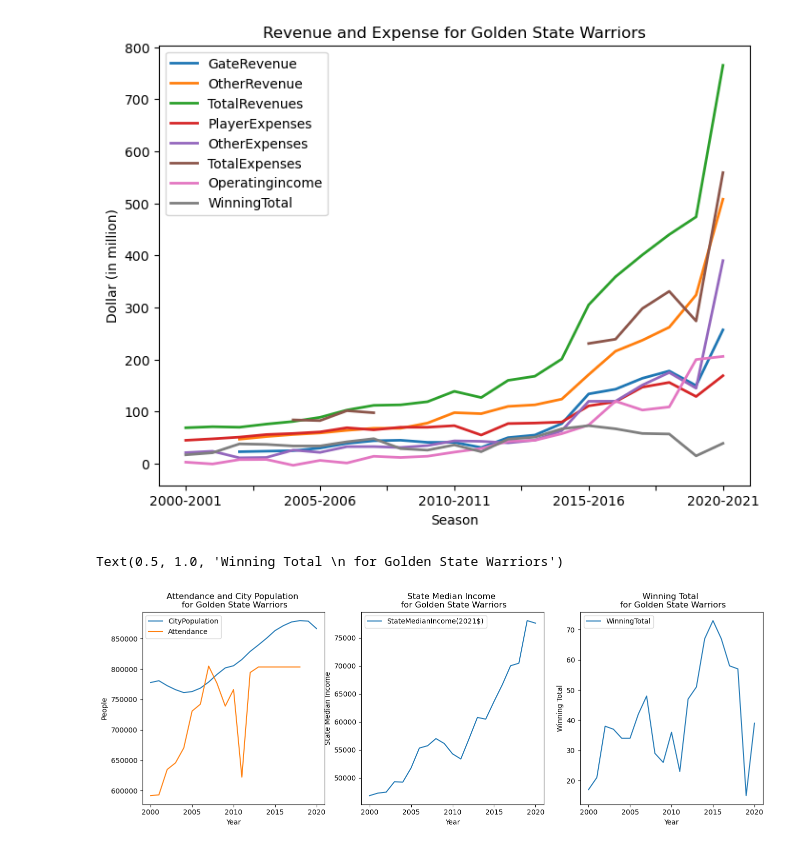
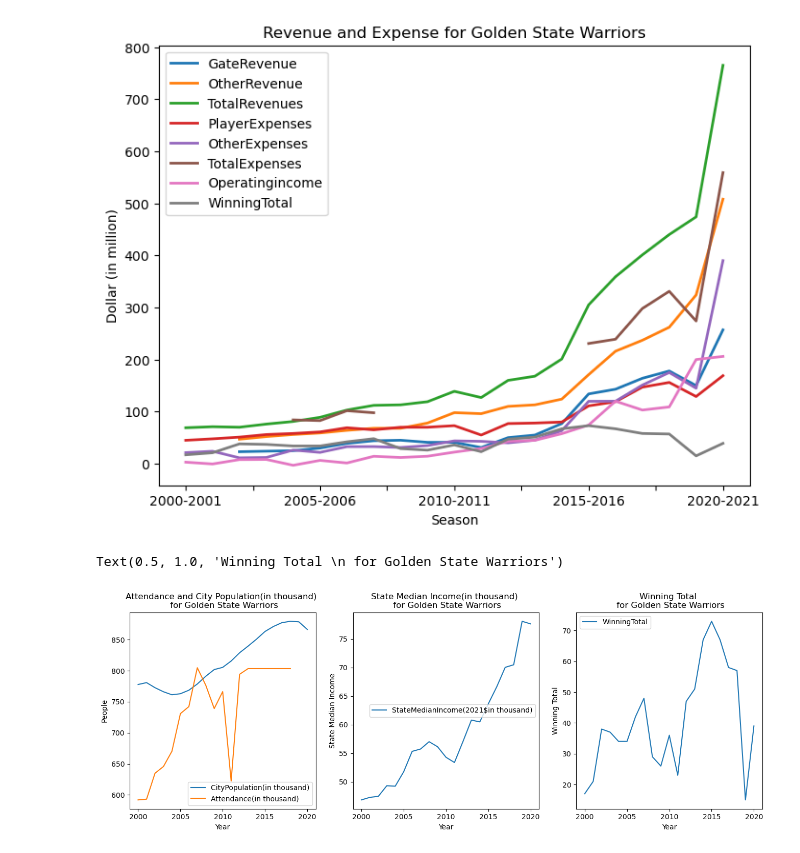
Before and after one commit to XinyangNick/ECO353-Project-1, a Jupyter notebook: ECO353P1.ipynb, the cells around one changed output. Saved outputs shown, nothing was run; the diff lists cells and outputs as text; code cells hidden in the pictures.

Commit message:
Make some quantities in thousand

```diff
--- a/ECO353P1.ipynb
+++ b/ECO353P1.ipynb
@@ -331,0 +316,9 @@ Final_Full_data
+# %%
+Final_Full_data['CityPopulation'] = Final_Full_data['CityPopulation'].divide(1000)
+Final_Full_data['StateMedianIncome(2021$)'] = Final_Full_data['StateMedianIncome(2021$)'].divide(1000)
+Final_Full_data['Attendance'] = Final_Full_data['Attendance'].divide(1000)
+# %%
+Final_Full_data.rename(columns={'CityPopulation': 'CityPopulation(in thousand)',
+                                'StateMedianIncome(2021$)': 'StateMedianIncome(2021$in thousand)',
+                                'Attendance': 'Attendance(in thousand)'
+                               }, inplace=True)
@@ -351,11 +361,11 @@ GS_Warrior1 = Final_Full_data.set_index(['Team', 'Year']).loc['Golden State Warr
                                                                             'Operatingincome',
                                                                             'WinningTotal']]
 # %%
-GS_Warrior2 = Final_Full_data.set_index(['Team', 'Year']).loc['Golden State Warriors', :][['CityPopulation',
-                                                                            'Attendance',
+GS_Warrior2 = Final_Full_data.set_index(['Team', 'Year']).loc['Golden State Warriors', :][['CityPopulation(in thousand)',
+                                                                            'Attendance(in thousand)',
                                                                             'State',
                                                                             'City',
-                                                                            'StateMedianIncome(2021$)',
+                                                                            'StateMedianIncome(2021$in thousand)',
                                                                             'WinningTotal',
                                                                             'Year2']]
 # %%
@@ -399,25 +409,25 @@ Text(0.5, 1.0, 'Revenue and Expense for Golden State Warriors')
 # %%
 fig, ax = plt.subplots(1, 3, figsize=(16, 5))
 GS_Warrior2.reset_index(inplace=True)
 GS_Warrior2.set_index('Year2', inplace=True)
 
-GS_Warrior2[['CityPopulation', 'Attendance']].plot(ax=ax[0],)
+GS_Warrior2[['CityPopulation(in thousand)', 'Attendance(in thousand)']].plot(ax=ax[0],)
 ax[0].set_xlabel('Year')
 ax[0].set_ylabel('People')
-ax[0].set_title('Attendance and City Population \n for Golden State Warriors')
+ax[0].set_title('Attendance and City Population(in thousand) \n for Golden State Warriors')
 
-GS_Warrior2[['StateMedianIncome(2021$)']].plot(ax=ax[1],)
+GS_Warrior2[['StateMedianIncome(2021$in thousand)']].plot(ax=ax[1],)
 ax[1].set_xlabel('Year')
 ax[1].set_ylabel('State Median Income')
-ax[1].set_title('State Median Income \n for Golden State Warriors')
+ax[1].set_title('State Median Income(in thousand) \n for Golden State Warriors')
 
 GS_Warrior2[['WinningTotal']].plot(ax=ax[2],)
 ax[2].set_xlabel('Year')
 ax[2].set_ylabel('Winning Total')
 ax[2].set_title('Winning Total \n for Golden State Warriors')
 # %% [output]
 Text(0.5, 1.0, 'Winning Total \n for Golden State Warriors')
-[figure, old version]
+[figure, new version]
 # %%
 fig, ax = plt.subplots(2, 2, figsize=(15, 12))
 
```
Also changed, not shown: parts of 5 cells of this notebook, 2 other files.
